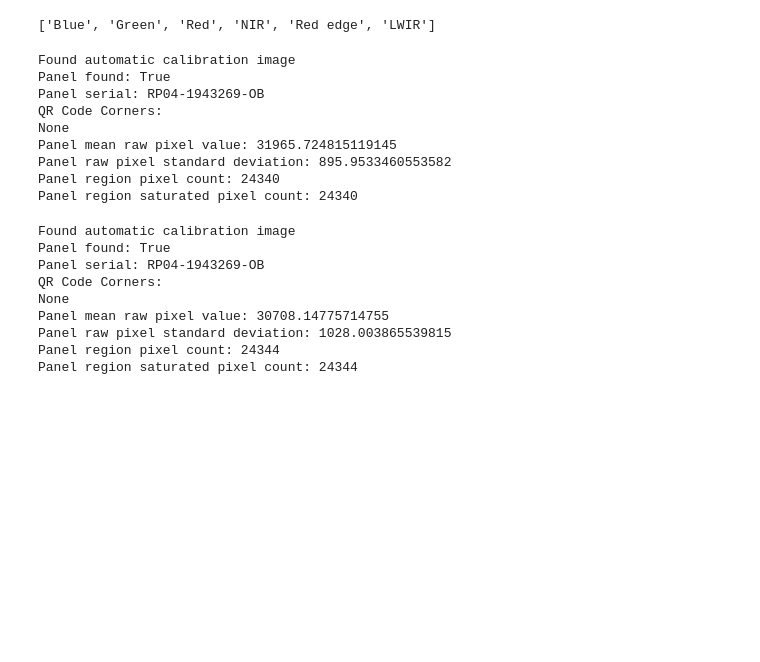
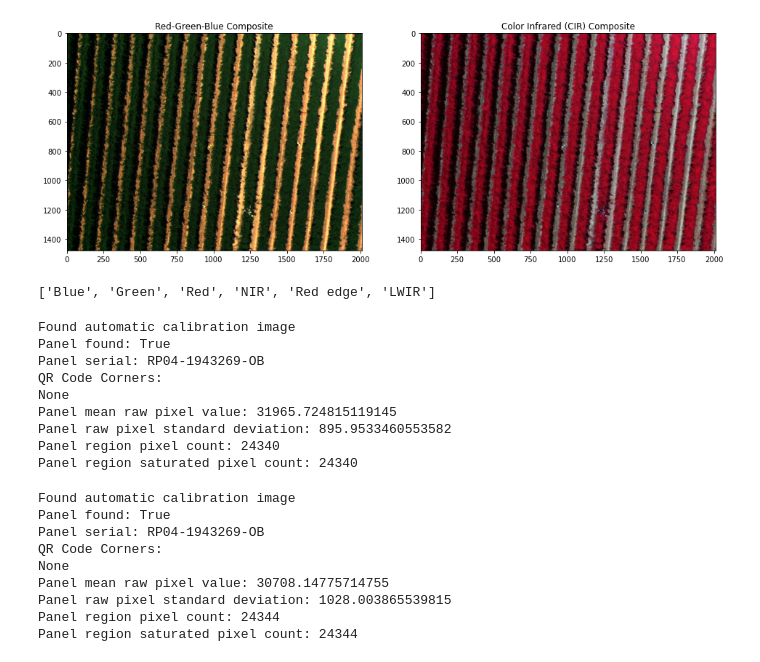
Before and after one commit to TheAgricolaTeam/UAV-hovering-data-processing, a Jupyter notebook: Step1 Data Details and Warp Matrix.ipynb, the cells around one changed output. Cells and saved outputs as stored; diff of their text form; code cells hidden in the pictures; blank space fills up the shorter version.

```diff
--- a/MicaSense Altum Hover Flight Data Processing.ipynb
+++ b/Step1 Data Details and Warp Matrix.ipynb
@@ -28,0 +91,17 @@ path_outputs = (r'C:\Users\Alfonso\Desktop\20200727_1150AM_Matrice_Micasense_IRT
+# %%
+import cv2
+import numpy as np
+import matplotlib.pyplot as plt
+import micasense.imageutils as imageutils
+import micasense.plotutils as plotutils
+
+
+img_type = "reflectance"
+
+warp_mode = cv2.MOTION_HOMOGRAPHY
+warp_matrices = flight_image.get_warp_matrices()
+
+cropped_dimensions,edges = imageutils.find_crop_bounds(flight_image,warp_matrices)
+im_aligned = imageutils.aligned_capture(flight_image, warp_matrices, warp_mode, cropped_dimensions, None, img_type=img_type)
+
+print("warp_matrices={}".format(warp_matrices))
@@ -28,0 +122,37 @@ path_outputs = (r'C:\Users\Alfonso\Desktop\20200727_1150AM_Matrice_Micasense_IRT
+# %%
+# figsize=(30,23) # use this size for full-image-resolution display
+figsize=(16,13)   # use this size for export-sized display
+
+rgb_band_indices = [2,1,0]
+cir_band_indices = [3,2,1]
+
+# Create an empty normalized stack for viewing
+im_display = np.zeros((im_aligned.shape[0],im_aligned.shape[1],flight_image.num_bands+1), dtype=np.float32 )
+
+im_min = np.percentile(im_aligned[:,:,0:2].flatten(),  0.1)  # modify with these percentilse to adjust contrast
+im_max = np.percentile(im_aligned[:,:,0:2].flatten(), 99.9)  # for many images, 0.5 and 99.5 are good values
+
+for i in range(0,im_aligned.shape[2]):
+    if img_type == 'reflectance':
+        # for reflectance images we maintain white-balance by applying the same display scaling to all bands
+        im_display[:,:,i] =  imageutils.normalize(im_aligned[:,:,i], im_min, im_max)
+    elif img_type == 'radiance':
+        # for radiance images we do an auto white balance since we don't know the input light spectrum by
+        # stretching each display band histogram to it's own min and max
+        im_display[:,:,i] =  imageutils.normalize(im_aligned[:,:,i])
+
+rgb = im_display[:,:,rgb_band_indices]
+# for cir false color imagery, we normalize the NIR,R,G bands within themselves, which provides
+# the classical CIR rendering where plants are red and soil takes on a blue tint
+for i in cir_band_indices:
+    im_display[:,:,i] =  imageutils.normalize(im_aligned[:,:,i])
+
+cir = im_display[:,:,cir_band_indices]
+fig, axes = plt.subplots(1, 2, figsize=figsize)
+axes[0].set_title("Red-Green-Blue Composite")
+axes[0].imshow(rgb)
+axes[1].set_title("Color Infrared (CIR) Composite")
+axes[1].imshow(cir)
+plt.show()
+# %% [output]
+[figure, added]
```
Also changed, not shown: parts of 18 cells of this notebook, 2 other files.
